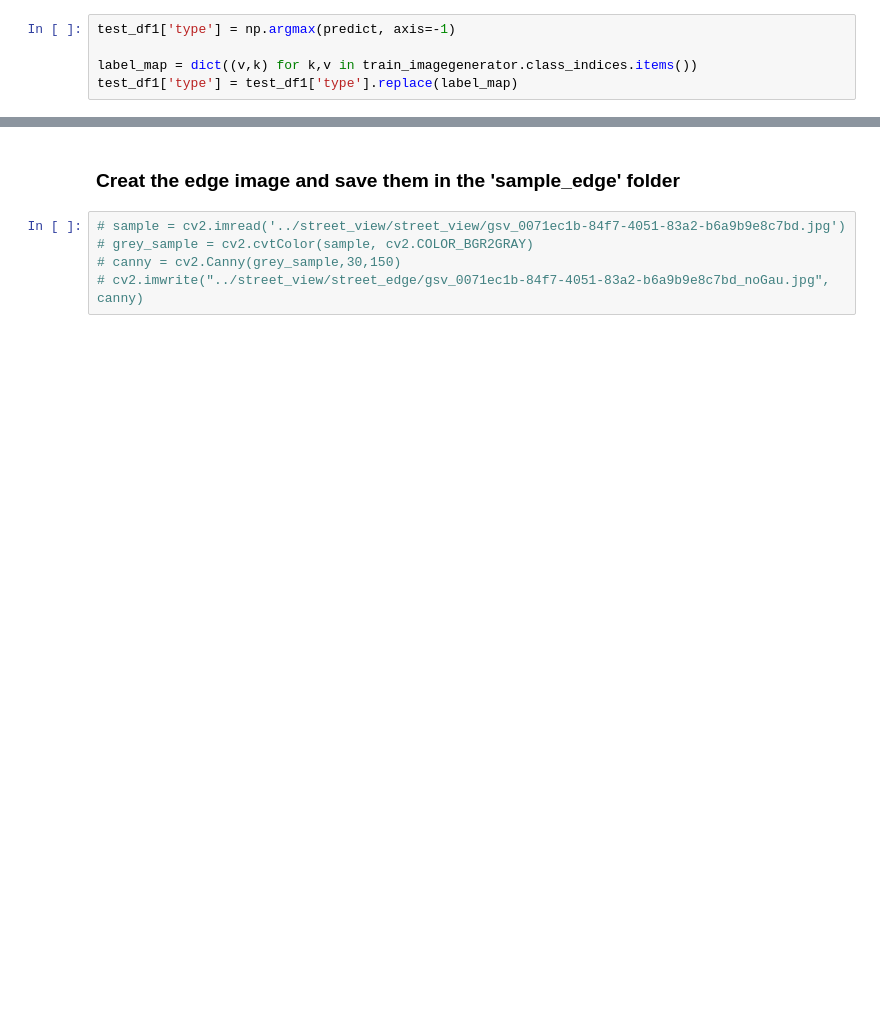
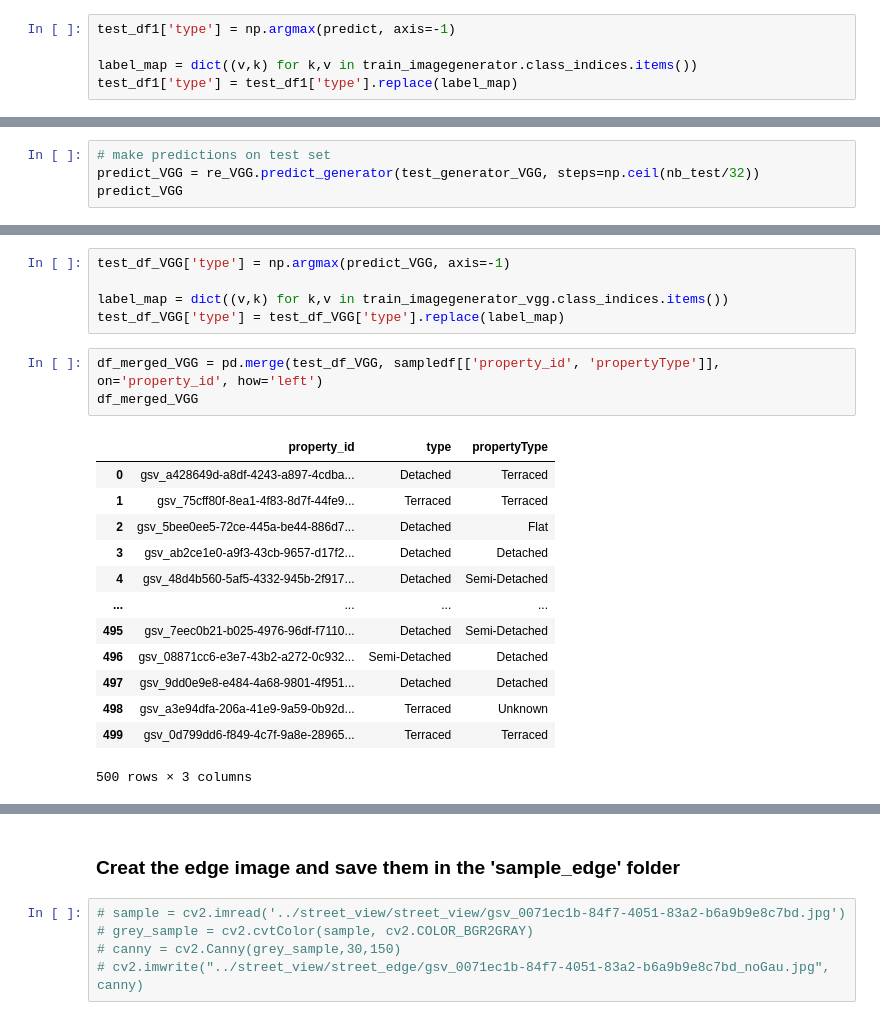
Before and after one commit to StaceyTf1999/graduateproject1_housetype.predicting, a Jupyter notebook: housing_predicting.ipynb, the cells around one changed output, grey strips where cells are left out. Drawn from its saved outputs; the diff is of its cells as text; blank space fills up the shorter version.

```diff
--- a/housing_predicting.ipynb
+++ b/housing_predicting.ipynb
@@ -461,0 +606,4 @@ Accuracy: 0.44
+# %%
+# make predictions on test set
+predict_VGG = re_VGG.predict_generator(test_generator_VGG, steps=np.ceil(nb_test/32))
+predict_VGG
@@ -461,0 +619,22 @@ Accuracy: 0.44
+# %%
+test_df_VGG['type'] = np.argmax(predict_VGG, axis=-1)
+
+label_map = dict((v,k) for k,v in train_imagegenerator_vgg.class_indices.items())
+test_df_VGG['type'] = test_df_VGG['type'].replace(label_map)
+# %%
+df_merged_VGG = pd.merge(test_df_VGG, sampledf[['property_id', 'propertyType']], on='property_id', how='left')
+df_merged_VGG
+# %% [output]
+|  | property_id | type | propertyType |
+| 0 | gsv_a428649d-a8df-4243-a897-4cdba... | Detached | Terraced |
+| 1 | gsv_75cff80f-8ea1-4f83-8d7f-44fe9... | Terraced | Terraced |
+| 2 | gsv_5bee0ee5-72ce-445a-be44-886d7... | Detached | Flat |
+| 3 | gsv_ab2ce1e0-a9f3-43cb-9657-d17f2... | Detached | Detached |
+| 4 | gsv_48d4b560-5af5-4332-945b-2f917... | Detached | Semi-Detached |
+| ... | ... | ... | ... |
+| 495 | gsv_7eec0b21-b025-4976-96df-f7110... | Detached | Semi-Detached |
+| 496 | gsv_08871cc6-e3e7-43b2-a272-0c932... | Semi-Detached | Detached |
+| 497 | gsv_9dd0e9e8-e484-4a68-9801-4f951... | Detached | Detached |
+| 498 | gsv_a3e94dfa-206a-41e9-9a59-0b92d... | Terraced | Unknown |
+| 499 | gsv_0d799dd6-f849-4c7f-9a8e-28965... | Terraced | Terraced |
+500 rows × 3 columns
```
Also changed, not shown: parts of 48 cells of this notebook.
